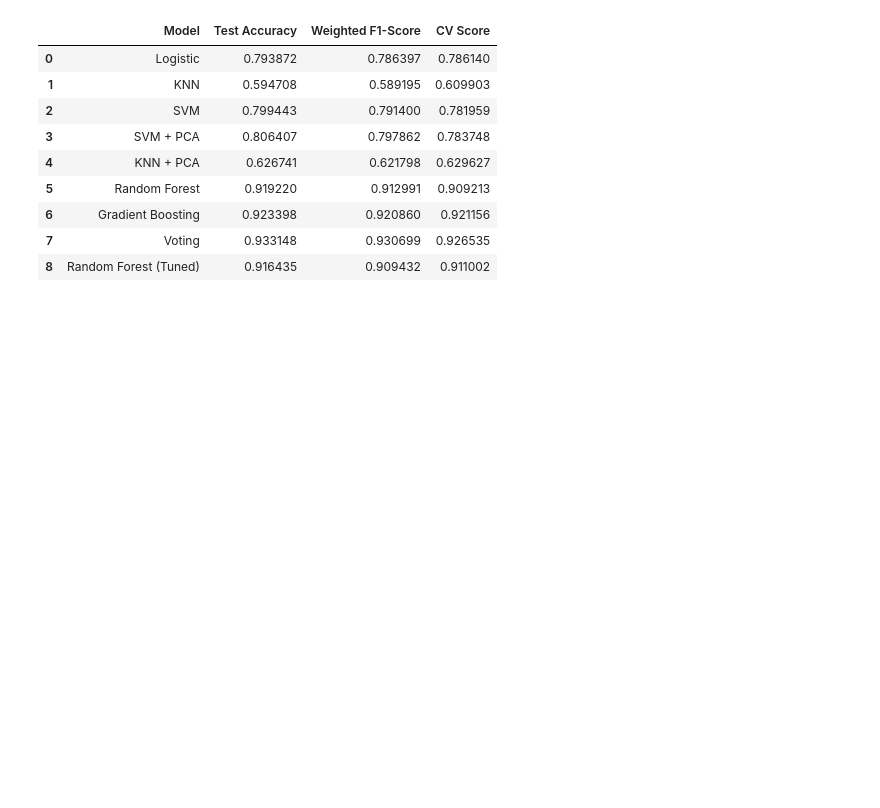
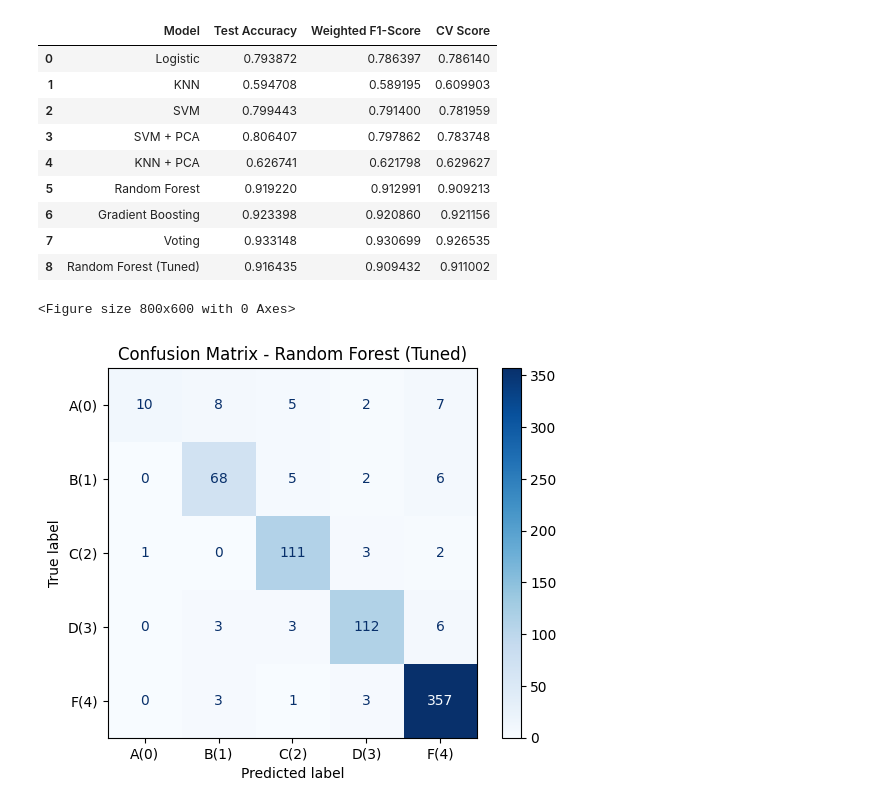
Before and after one commit to Bilra-Hkr/DerielChaerahman_2411533007_ML2526, a Jupyter notebook: Mini Project/mini_project.ipynb, the cells around one changed output. Saved outputs shown, nothing was run; the diff lists cells and outputs as text; code cells hidden in the pictures; blank space fills up the shorter version.

```diff
--- a/Mini Project/mini_project.ipynb
+++ b/Mini Project/mini_project.ipynb
@@ -251,7 +251,7 @@ cv_voting = cross_val_score(voting, X_train_scaled, y_train, cv=5).mean()
 # %%
 param_grid = {
     'n_estimators': [50, 100, 200],
-    'max_depth': [None, 10, 20],
+    'max_depth': [None, 5, 10],
     'min_samples_leaf': [1, 2, 4],
     'max_features': ['sqrt']
 }
@@ -263,12 +263,11 @@ grid = GridSearchCV(
     n_jobs=-1
 )
 
-print("Memulai proses Hyperparameter Tuning...")
+print("Memulai Hyperparameter Tuning...")
 grid.fit(X_train_scaled, y_train)
 
 best_rf = grid.best_estimator_
 
-# Melakukan prediksi dan menyimpan metrik
 y_pred_tuned = best_rf.predict(X_test_scaled)
 
 acc_tuned = accuracy_score(y_test, y_pred_tuned)
@@ -316,3 +315,14 @@ display(results)
 | 6 | Gradient Boosting | 0.923398 | 0.920860 | 0.921156 |
 | 7 | Voting | 0.933148 | 0.930699 | 0.926535 |
 | 8 | Random Forest (Tuned) | 0.916435 | 0.909432 | 0.911002 |
+# %%
+# Visualisasi prediksi Random Forest Tuned
+plt.figure(figsize=(8, 6))
+cm = confusion_matrix(y_test, y_pred_tuned)
+disp = ConfusionMatrixDisplay(confusion_matrix=cm, display_labels=['A(0)','B(1)','C(2)','D(3)','F(4)'])
+disp.plot(cmap='Blues', values_format='d')
+plt.title("Confusion Matrix - Random Forest (Tuned)")
+plt.show()
+# %% [output]
+<Figure size 800x600 with 0 Axes>
+[figure, added]
```
Also changed, not shown: parts of 5 cells of this notebook.
